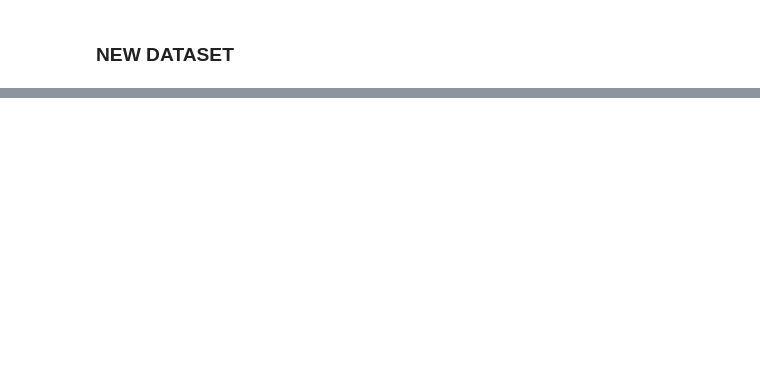
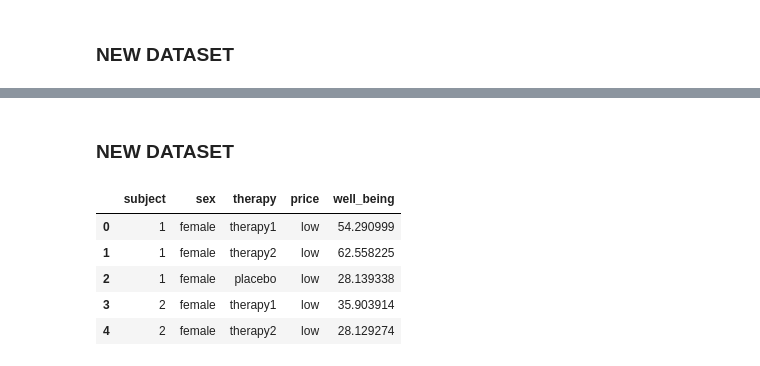
Before and after one commit to Osfory/Statistical_and_Data_Analysis_Test_area, a Jupyter notebook: Python/My_First_Chapter - Exploratory_DA.ipynb, the cells around one changed output, grey strips where cells are left out. Drawn from its saved outputs; the diff is of its cells as text; code cells hidden in the pictures; blank space fills up the shorter version.

```diff
--- a/Python/My_First_Chapter - Exploratory_DA.ipynb
+++ b/Python/My_First_Chapter - Exploratory_DA.ipynb
@@ -1139,3 +919,17 @@ dtype: float64
 # model_npk_2 = smf.ols('growth ~ N + P + K', data=npk).fit()
 # aov_table_npk_2 = sm.stats.anova_lm(model_npk_2)
 # aov_table_npk_2.unstack()["PR(>F)"]
+# %% [markdown]
+### NEW DATASET
+# %%
+DATA = "~/PycharmProjects/Datasets/"
+therapy_path = DATA + "therapy_data.csv"
+therapy = pd.read_csv(therapy_path)
+therapy.head()
+# %% [output]
+|  | subject | sex | therapy | price | well_being |
+| 0 | 1 | female | therapy1 | low | 54.290999 |
+| 1 | 1 | female | therapy2 | low | 62.558225 |
+| 2 | 1 | female | placebo | low | 28.139338 |
+| 3 | 2 | female | therapy1 | low | 35.903914 |
+| 4 | 2 | female | therapy2 | low | 28.129274 |
```
Also changed, not shown: parts of 51 cells of this notebook.
